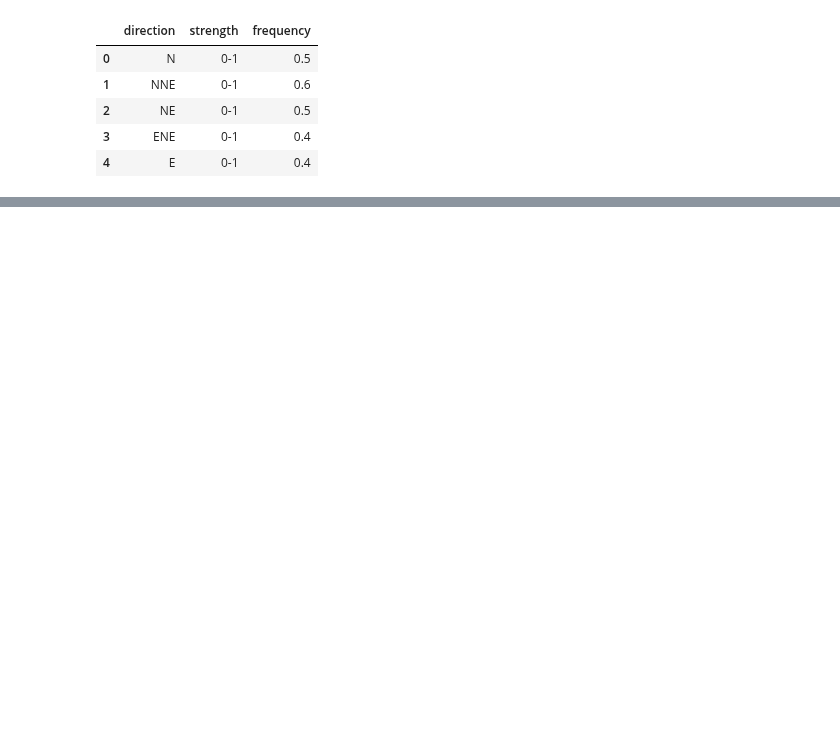
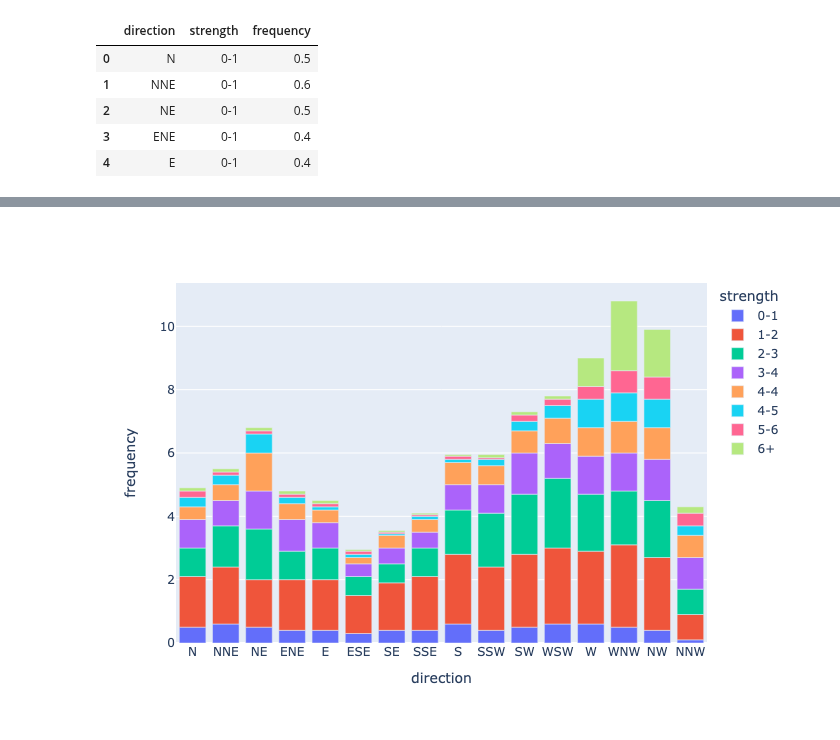
Before and after one commit to capitalone/rubicon-ml, a Jupyter notebook: notebooks/logging-examples/logging-plots.ipynb, the cells around one changed output, grey strips where cells are left out. Cells and saved outputs as stored; diff of their text form; code cells hidden in the pictures; blank space fills up the shorter version.

```diff
--- a/notebooks/logging-examples/logging-plots.ipynb
+++ b/notebooks/logging-examples/logging-plots.ipynb
@@ -40,0 +66,7 @@ project.log_artifact(data_path="saved-plot-for-logging.png", description="bar pl
+# %%
+imageStream = io.BytesIO(artifact_plot_bytes.data)
+bar_plot_image = Image.open(imageStream)
+# %%
+display(bar_plot_image)
+# %% [output]
+[figure, added]
```
Also changed, not shown: parts of 15 cells of this notebook, 2 other files.
